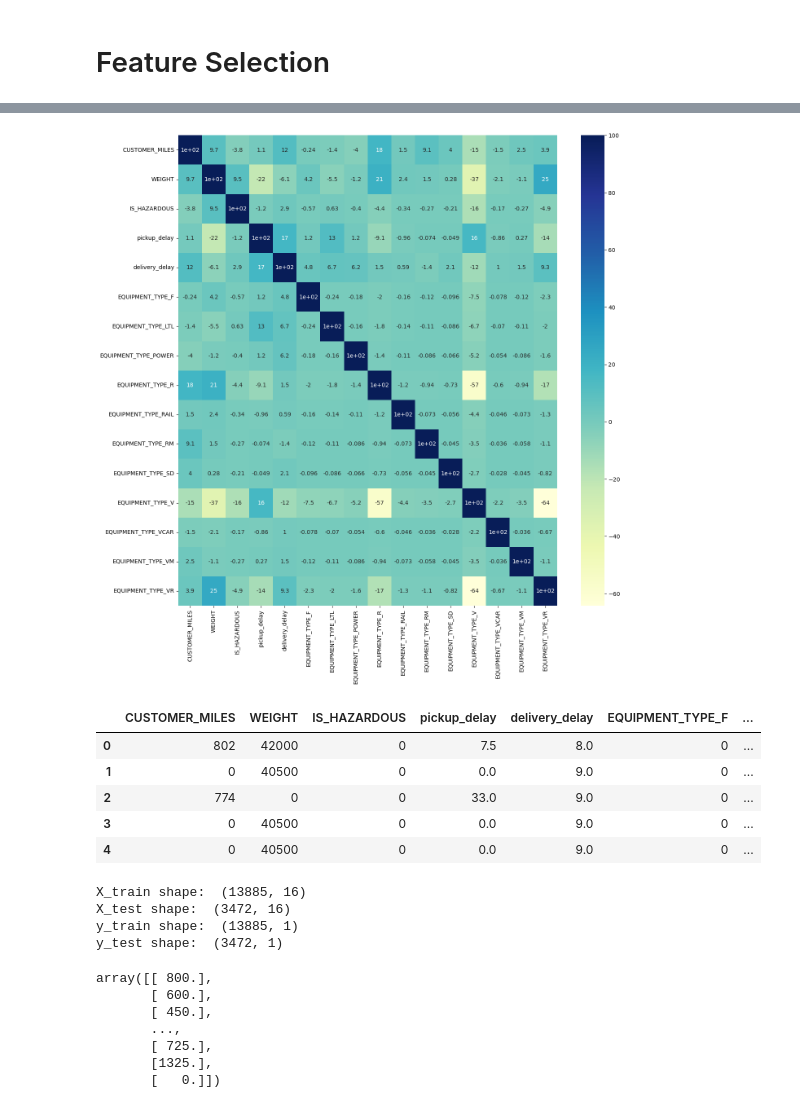
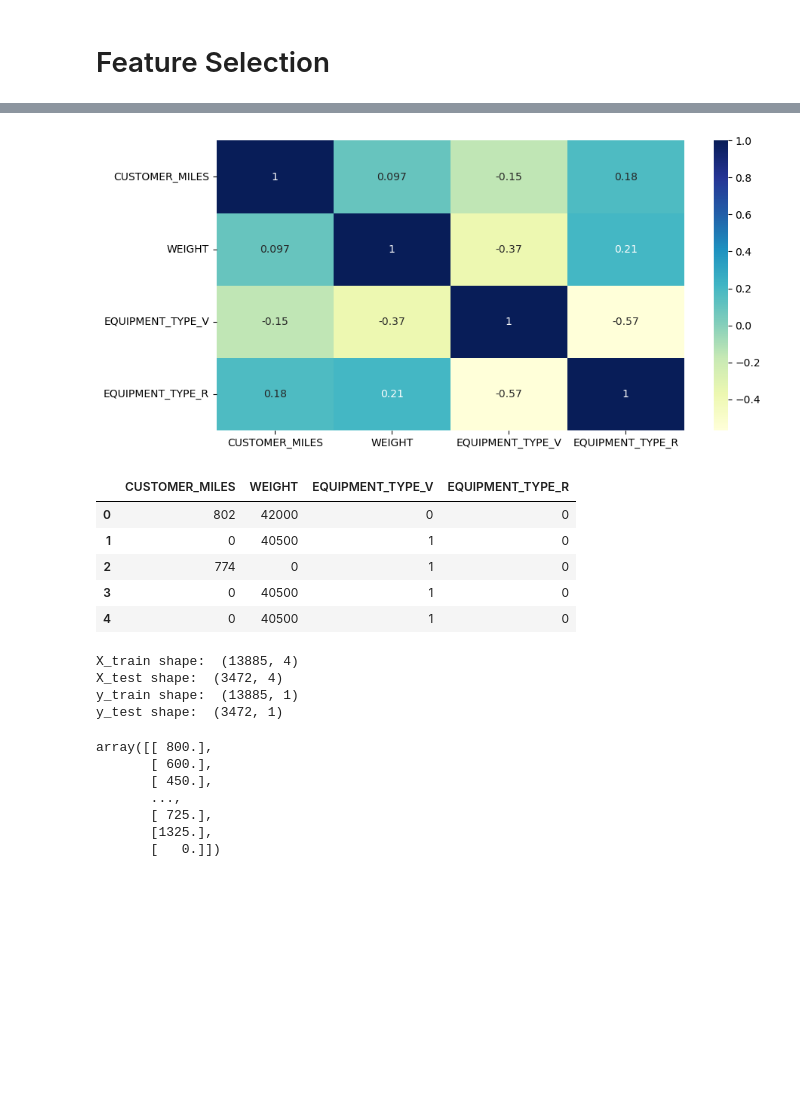
Before and after one commit to keerthikkn/Shipping_cost_prediction, a Jupyter notebook: cost prediction.ipynb, the cells around one changed output, grey strips where cells are left out. Cells and saved outputs as stored; diff of their text form; code cells hidden in the pictures; blank space fills up the shorter version.

```diff
--- a/cost prediction.ipynb
+++ b/cost prediction.ipynb
@@ -417,25 +399,25 @@ df.corr()*100
 # %%
 # Selecting the features which corelates with the target column (only above and below 1%).
 # not selecting EQUIPMENT_TYPE_VZ column since it has 98% corelation with IS_HAZARDOUS.
-X = df[['CUSTOMER_MILES', 'WEIGHT', 'IS_HAZARDOUS','pickup_delay', 'delivery_delay','EQUIPMENT_TYPE_F','EQUIPMENT_TYPE_LTL',
-       'EQUIPMENT_TYPE_POWER', 'EQUIPMENT_TYPE_R', 'EQUIPMENT_TYPE_RAIL','EQUIPMENT_TYPE_RM','EQUIPMENT_TYPE_SD','EQUIPMENT_TYPE_V',
-        'EQUIPMENT_TYPE_VCAR', 'EQUIPMENT_TYPE_VM','EQUIPMENT_TYPE_VR']].copy()
+X = df[['CUSTOMER_MILES', 'WEIGHT','EQUIPMENT_TYPE_V','EQUIPMENT_TYPE_R']].copy()
 Y = df['ORDER_COST'].copy().values.reshape(-1,1)
 # %%
-plt.figure(figsize=(15,15))
-sns.heatmap(X.corr()*100, cmap="YlGnBu", annot=True)
+## mutual corelation between the selected features
+
+plt.figure(figsize=(10,5))
+sns.heatmap(X.corr(), cmap="YlGnBu", annot=True)
 plt.show()
 # %% [output]
-[figure, old version]
+[figure, new version]
 # %%
 X.head()
 # %% [output]
-|  | CUSTOMER_MILES | WEIGHT | IS_HAZARDOUS | pickup_delay | delivery_delay | EQUIPMENT_TYPE_F | ... |
-| 0 | 802 | 42000 | 0 | 7.5 | 8.0 | 0 | ... |
-| 1 | 0 | 40500 | 0 | 0.0 | 9.0 | 0 | ... |
-| 2 | 774 | 0 | 0 | 33.0 | 9.0 | 0 | ... |
-| 3 | 0 | 40500 | 0 | 0.0 | 9.0 | 0 | ... |
-| 4 | 0 | 40500 | 0 | 0.0 | 9.0 | 0 | ... |
+|  | CUSTOMER_MILES | WEIGHT | EQUIPMENT_TYPE_V | EQUIPMENT_TYPE_R |
+| 0 | 802 | 42000 | 0 | 0 |
+| 1 | 0 | 40500 | 1 | 0 |
+| 2 | 774 | 0 | 1 | 0 |
+| 3 | 0 | 40500 | 1 | 0 |
+| 4 | 0 | 40500 | 1 | 0 |
 # %%
 #X = X.astype('int64')
 # %%
@@ -456,8 +438,8 @@ print('X_test shape: ', X_test.shape)
 print('y_train shape: ', y_train.shape)
 print('y_test shape: ',y_test.shape)
 # %% [output]
-X_train shape:  (13885, 16)
-X_test shape:  (3472, 16)
+X_train shape:  (13885, 4)
+X_test shape:  (3472, 4)
 y_train shape:  (13885, 1)
 y_test shape:  (3472, 1)
 # %%
```
Also changed, not shown: parts of 6 cells of this notebook, 2 other files.
